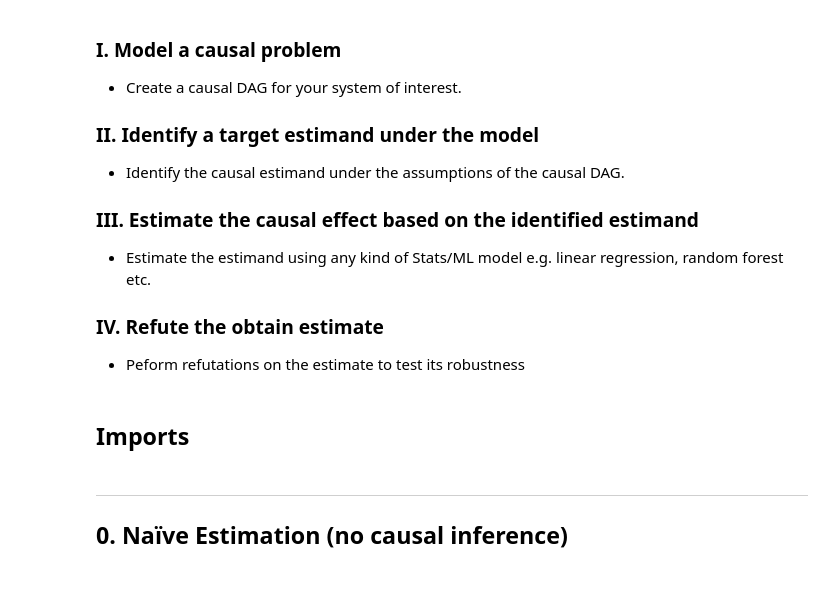
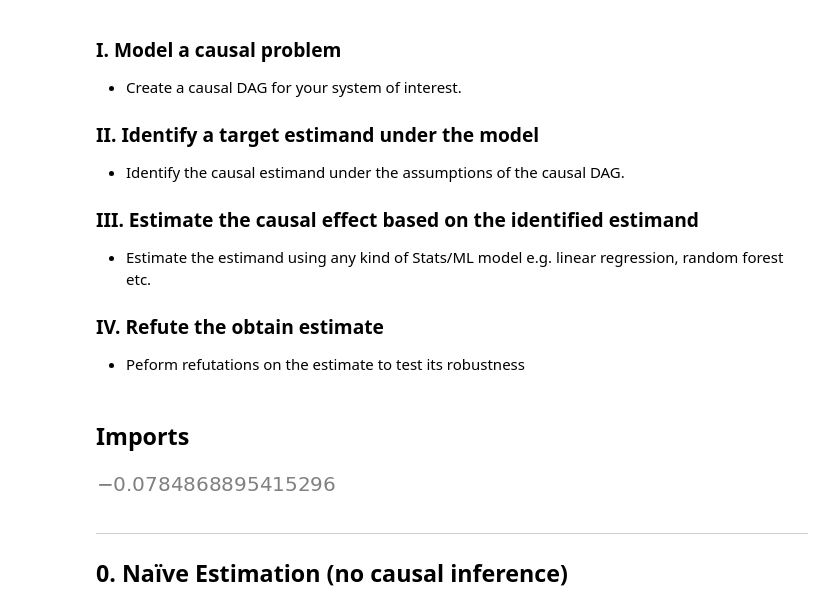
Before and after one commit to c-abbott/surviving-the-icu, a Jupyter notebook: src/notebooks/csdh_regression_estimation.ipynb, the cells around one changed output. Cells and saved outputs as stored; diff of their text form; code cells hidden in the pictures; blank space fills up the shorter version.

```diff
--- a/src/notebooks/csdh_regression_estimation.ipynb
+++ b/src/notebooks/csdh_regression_estimation.ipynb
@@ -62,6 +62,13 @@ csdh = pd.read_csv(DATA_FILEPATH)
 csdh['bedrest'] = csdh['bedrest'].map({'None':0, '<12hrs':1, '12-24hrs':2, '25-48hrs':3, '>48hrs':4})
 # Drop NAs for DAG containing burrhole_num variable
 csdh_burr = csdh.drop(csdh[csdh['burrhole_num'].isna()].index, axis=0)
+# %%
+csdh_optype = csdh.drop(csdh[csdh['optype'].isin([2,3])].index, axis=0)
+# %%
+naive_est = dwh.naive_estimate(df=csdh_optype, treatment='drain', outcome='recurrence', treatment_type='int')
+naive_est
+# %% [output]
+[figure, added]
 # %% [markdown]
 ---
 ## 0. Naïve Estimation (no causal inference)
```
Also changed, not shown: 2 other files.
